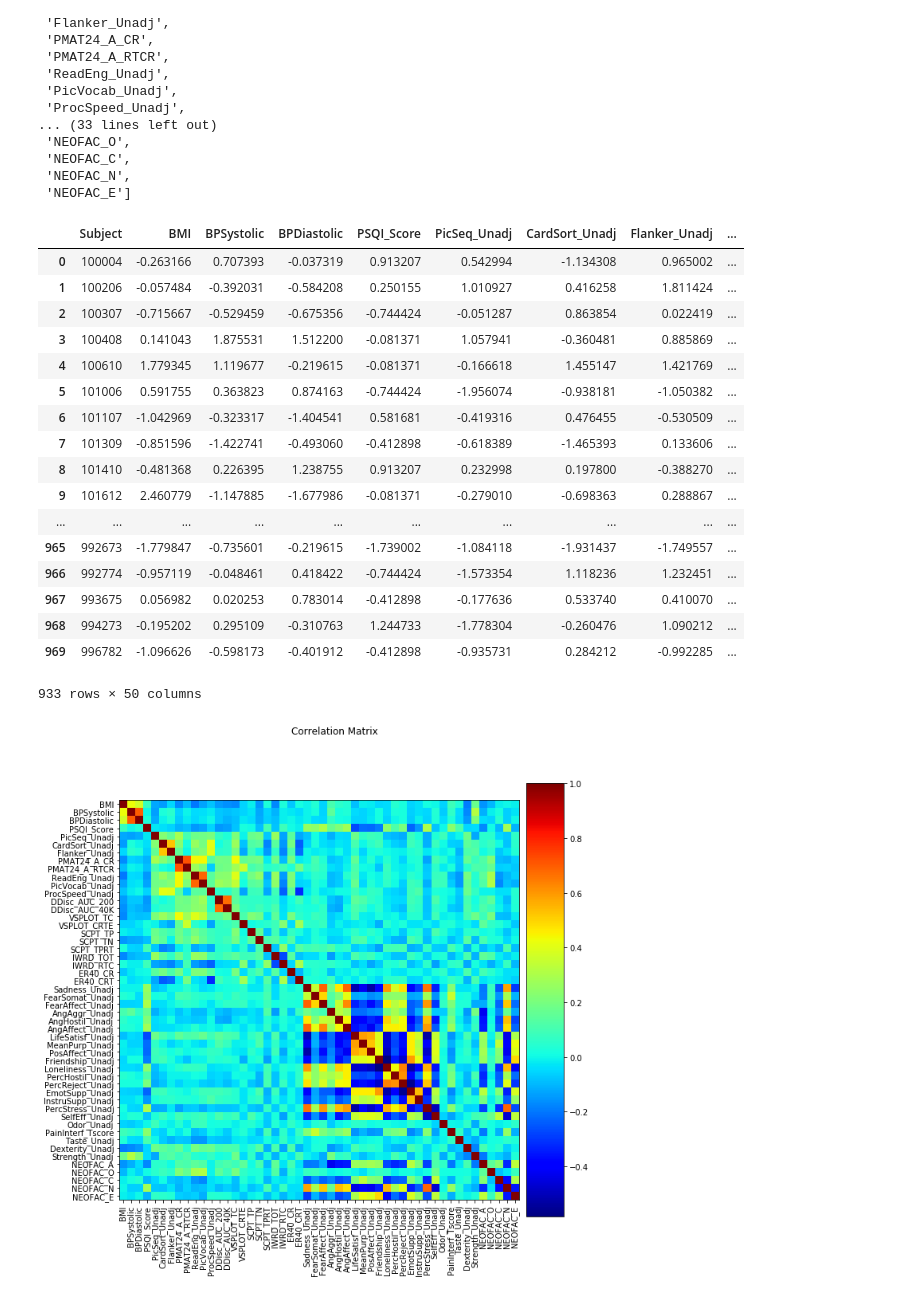
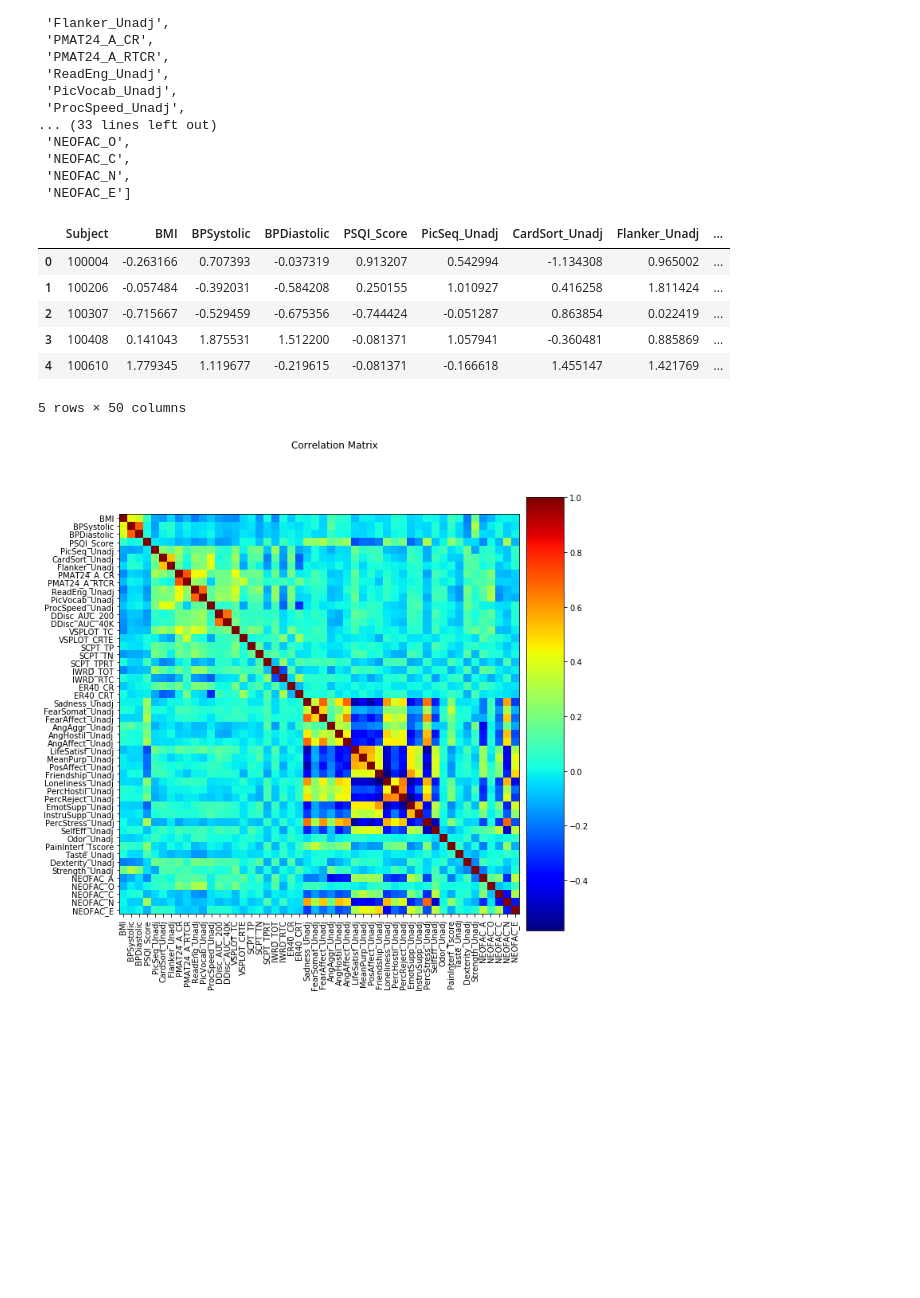
Before and after one commit to SIMEXP/hcp, a Jupyter notebook: hcp_clustering_pheno_normalized.ipynb, the cells around one changed output. Saved outputs shown, nothing was run; the diff lists cells and outputs as text; code cells hidden in the pictures; blank space fills up the shorter version.

```diff
--- a/hcp_clustering_pheno_normalized.ipynb
+++ b/hcp_clustering_pheno_normalized.ipynb
@@ -81,26 +81,15 @@ pheno_norm_df = pd.DataFrame(pheno_norm, columns=use_pheno.columns.get_values(),
 merged_pheno_norm = pd.merge(pheno[["Subject"]], pheno_norm_df, how='right', left_index=True, right_index=True)
 merged_pheno_norm.rename(columns = {'Subject':''}).to_csv(os.path.join(path_root,'subtypes_scores/26-10-2016/pheno/hcp_all_pheno_clean_nonan_norm.csv'), index=False)
 # %%
-merged_pheno_norm
+merged_pheno_norm.head()
 # %% [output]
 |  | Subject | BMI | BPSystolic | BPDiastolic | PSQI_Score | PicSeq_Unadj | CardSort_Unadj | Flanker_Unadj | ... |
 | 0 | 100004 | -0.263166 | 0.707393 | -0.037319 | 0.913207 | 0.542994 | -1.134308 | 0.965002 | ... |
 | 1 | 100206 | -0.057484 | -0.392031 | -0.584208 | 0.250155 | 1.010927 | 0.416258 | 1.811424 | ... |
 | 2 | 100307 | -0.715667 | -0.529459 | -0.675356 | -0.744424 | -0.051287 | 0.863854 | 0.022419 | ... |
 | 3 | 100408 | 0.141043 | 1.875531 | 1.512200 | -0.081371 | 1.057941 | -0.360481 | 0.885869 | ... |
 | 4 | 100610 | 1.779345 | 1.119677 | -0.219615 | -0.081371 | -0.166618 | 1.455147 | 1.421769 | ... |
-| 5 | 101006 | 0.591755 | 0.363823 | 0.874163 | -0.744424 | -1.956074 | -0.938181 | -1.050382 | ... |
-| 6 | 101107 | -1.042969 | -0.323317 | -1.404541 | 0.581681 | -0.419316 | 0.476455 | -0.530509 | ... |
-| 7 | 101309 | -0.851596 | -1.422741 | -0.493060 | -0.412898 | -0.618389 | -1.465393 | 0.133606 | ... |
-| 8 | 101410 | -0.481368 | 0.226395 | 1.238755 | 0.913207 | 0.232998 | 0.197800 | -0.388270 | ... |
-| 9 | 101612 | 2.460779 | -1.147885 | -1.677986 | -0.081371 | -0.279010 | -0.698363 | 0.288867 | ... |
-| ... | ... | ... | ... | ... | ... | ... | ... | ... | ... |
-| 965 | 992673 | -1.779847 | -0.735601 | -0.219615 | -1.739002 | -1.084118 | -1.931437 | -1.749557 | ... |
-| 966 | 992774 | -0.957119 | -0.048461 | 0.418422 | -0.744424 | -1.573354 | 1.118236 | 1.232451 | ... |
-| 967 | 993675 | 0.056982 | 0.020253 | 0.783014 | -0.412898 | -0.177636 | 0.533740 | 0.410070 | ... |
-| 968 | 994273 | -0.195202 | 0.295109 | -0.310763 | 1.244733 | -1.778304 | -0.260476 | 1.090212 | ... |
-| 969 | 996782 | -1.096626 | -0.598173 | -0.401912 | -0.412898 | -0.935731 | 0.284212 | -0.992285 | ... |
-933 rows × 50 columns
+5 rows × 50 columns
 # %%
 # Get the correlation of these
 pheno_corr = np.corrcoef(pheno_norm.T)
```
Also changed, not shown: 2 other files.
